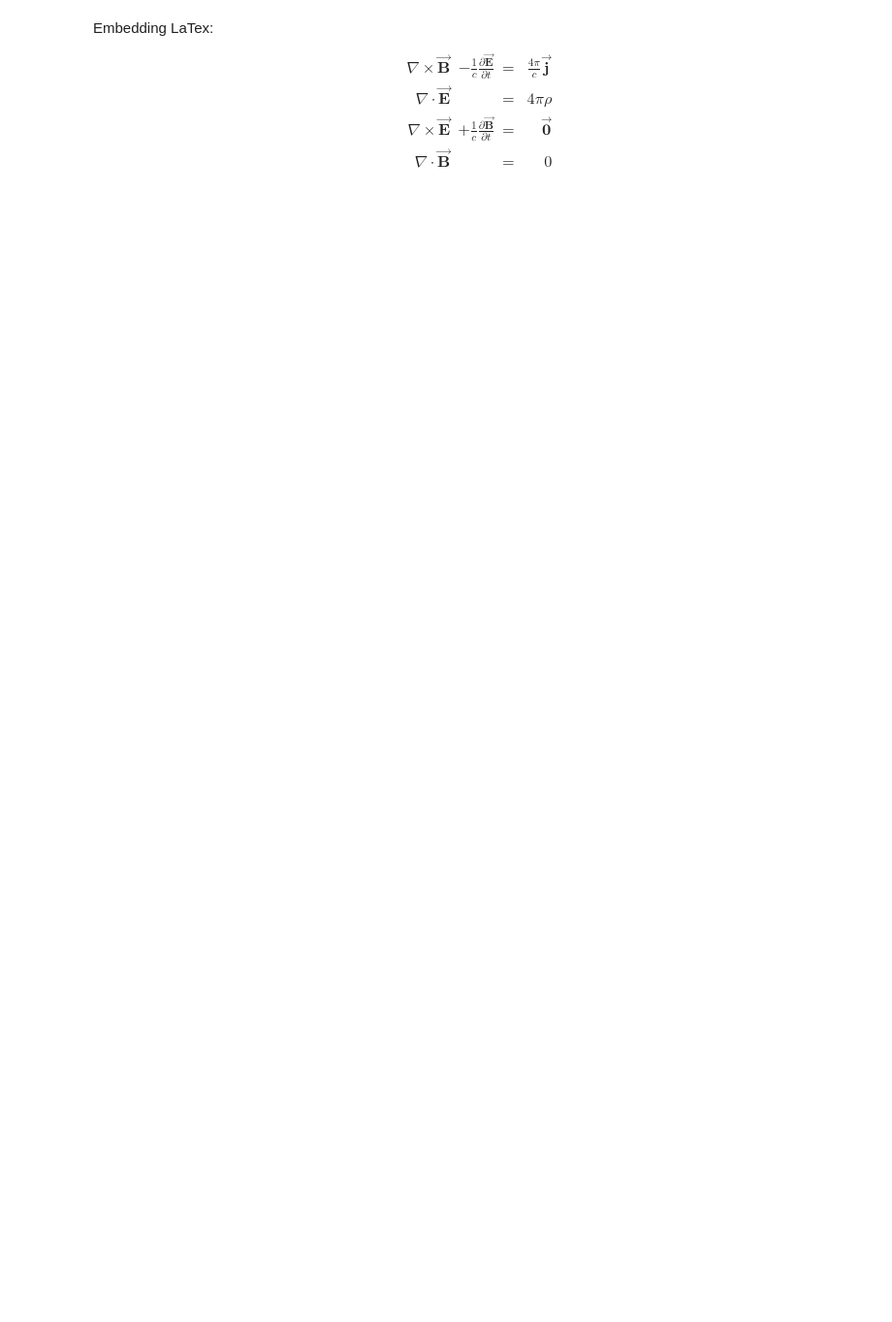
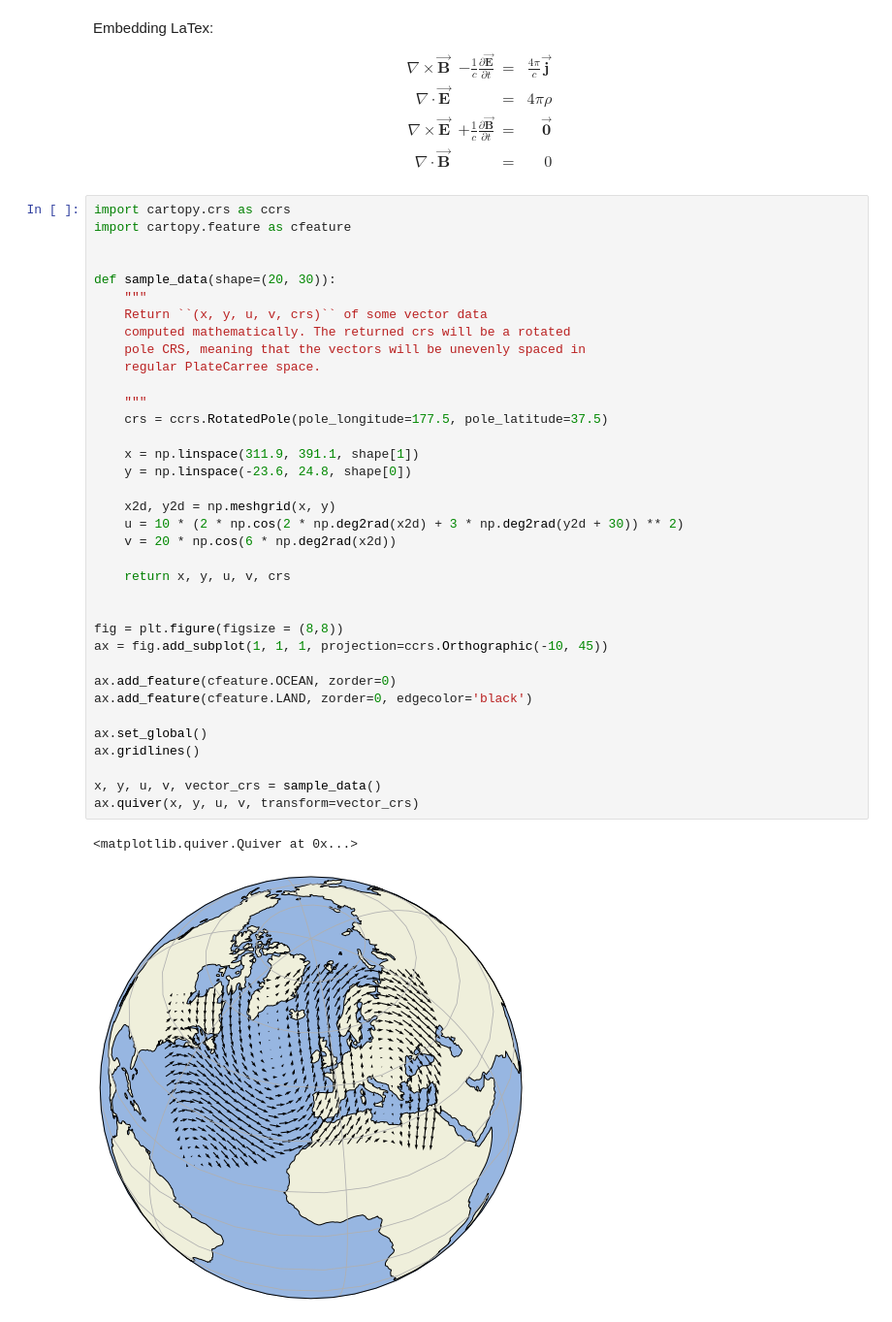
Before and after one commit to lardellin/didactic-bassoon, a Jupyter notebook: Introduction.ipynb, the cells around one changed output. Shown at 97% size. Drawn from its saved outputs; the diff is of its cells as text; blank space fills up the shorter version.

```diff
--- a/Introduction.ipynb
+++ b/Introduction.ipynb
@@ -227,3 +257,42 @@ Embedding LaTex:
     & = & \vec{\mathbf{0}} \\
 \nabla \cdot \vec{\mathbf{B}} && = & 0
 \end{eqnarray}
+# %%
+import cartopy.crs as ccrs
+import cartopy.feature as cfeature
+
+
+def sample_data(shape=(20, 30)):
+    """
+    Return ``(x, y, u, v, crs)`` of some vector data
+    computed mathematically. The returned crs will be a rotated
+    pole CRS, meaning that the vectors will be unevenly spaced in
+    regular PlateCarree space.
+
+    """
+    crs = ccrs.RotatedPole(pole_longitude=177.5, pole_latitude=37.5)
+
+    x = np.linspace(311.9, 391.1, shape[1])
+    y = np.linspace(-23.6, 24.8, shape[0])
+
+    x2d, y2d = np.meshgrid(x, y)
+    u = 10 * (2 * np.cos(2 * np.deg2rad(x2d) + 3 * np.deg2rad(y2d + 30)) ** 2)
+    v = 20 * np.cos(6 * np.deg2rad(x2d))
+
+    return x, y, u, v, crs
+
+
+fig = plt.figure(figsize = (8,8))
+ax = fig.add_subplot(1, 1, 1, projection=ccrs.Orthographic(-10, 45))
+
+ax.add_feature(cfeature.OCEAN, zorder=0)
+ax.add_feature(cfeature.LAND, zorder=0, edgecolor='black')
+
+ax.set_global()
+ax.gridlines()
+
+x, y, u, v, vector_crs = sample_data()
+ax.quiver(x, y, u, v, transform=vector_crs)
+# %% [output]
+<matplotlib.quiver.Quiver at 0x...>
+[figure, added]
```
Also changed, not shown: parts of 72 cells of this notebook, 1 other file.
